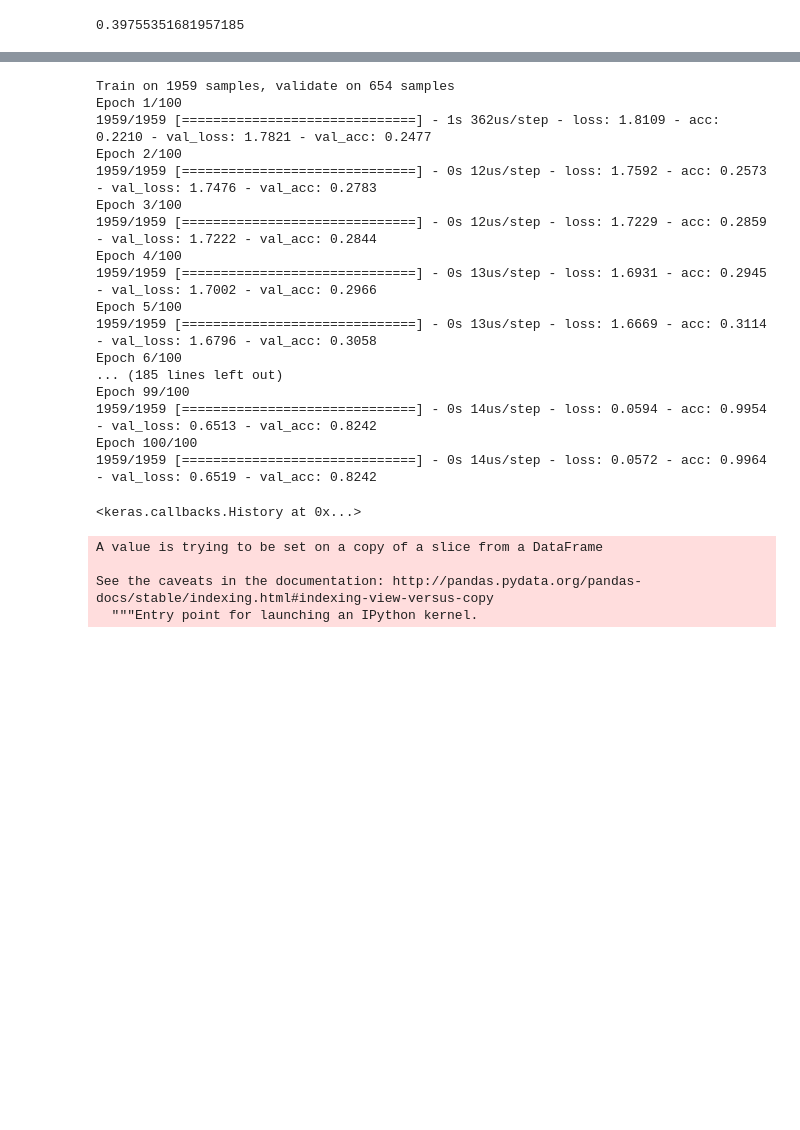
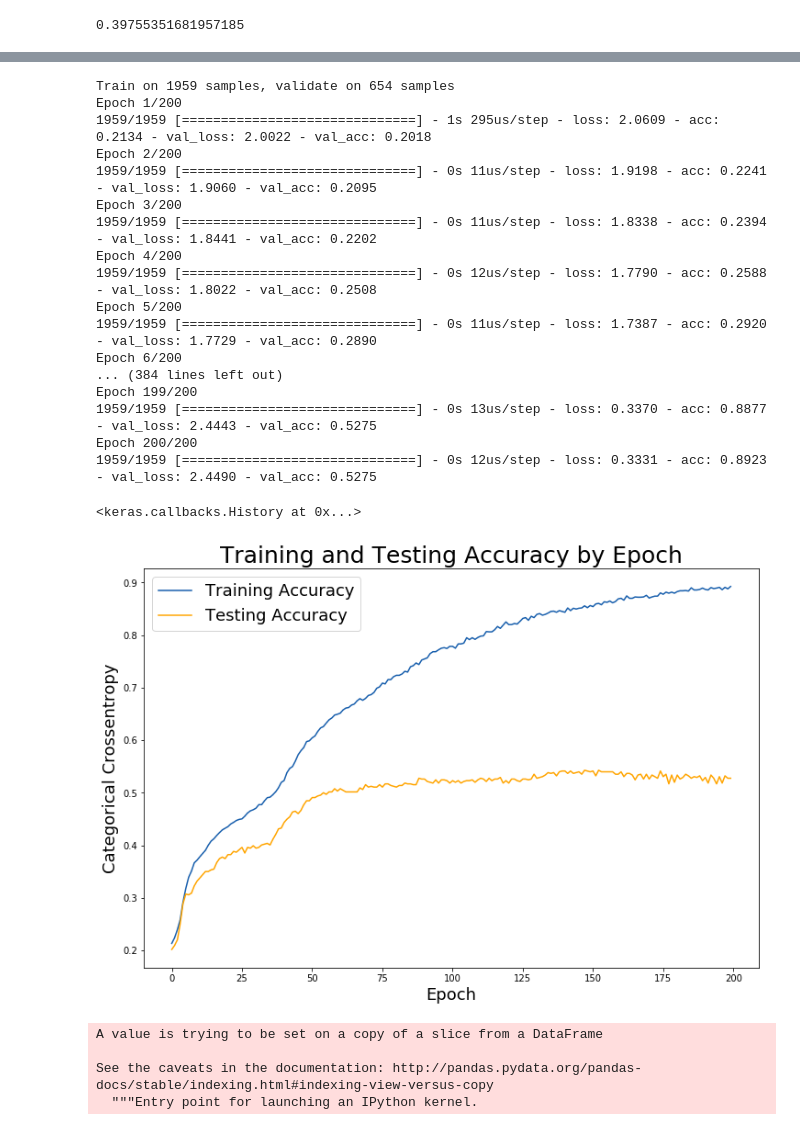
Before and after one commit to micahluedtke/linguistic_biodiversity, a Jupyter notebook: 01_code/Languages.ipynb, the cells around one changed output, grey strips where cells are left out. Saved outputs shown, nothing was run; the diff lists cells and outputs as text; code cells hidden in the pictures; blank space fills up the shorter version.

```diff
--- a/01_code/Languages.ipynb
+++ b/01_code/Languages.ipynb
@@ -22,3 +20,3 @@ unesco = pd.read_csv('../language_data/unesco_atlas_languages_limited_dataset.cs
 # %%
-wals = pd.read_csv('../language_data/wals_full_language.csv')
+wals = pd.read_csv('../02_data/04_language_data/wals_full_language.csv')
 # %%
@@ -492,5 +533,5 @@ wals_quick = wals.dropna()
 # %%
-X = wals_quick.iloc[:,10:]
+X = wals_quick.iloc[:,10:202]
 y = wals_quick['macroarea_numeric']
 y2 = wals_quick['countrycodes_numeric']
 y3 = pd.get_dummies(wals_quick['countrycodes_numeric'])
@@ -560,19 +611,19 @@ model = Sequential()
 
 model.add(Dense(32,
                 activation='relu',
-                input_shape=(194,),
+                input_shape=(192,),
                )
          )
 
 model.add(Dense(16,
                 activation='relu',
-                input_shape=(194,),
+                input_shape=(192,),
                )
          )
 
 model.add(Dense(8,
                 activation='relu',
-                input_shape=(194,),
+                input_shape=(192,),
                )
          )
 
@@ -587,29 +638,49 @@ model.compile(loss='categorical_crossentropy',
              )
 
 model.fit(X4_train_sc, y4_train,
-          epochs=100,
+          epochs=200,
           batch_size=512,
           validation_data=(X4_test_sc, y4_test)
          )
 # %% [output]
 Train on 1959 samples, validate on 654 samples
-Epoch 1/100
-1959/1959 [==============================] - 1s 362us/step - loss: 1.8109 - acc: 0.2210 - val_loss: 1.7821 - val_acc: 0.2477
-Epoch 2/100
-1959/1959 [==============================] - 0s 12us/step - loss: 1.7592 - acc: 0.2573 - val_loss: 1.7476 - val_acc: 0.2783
-Epoch 3/100
-1959/1959 [==============================] - 0s 12us/step - loss: 1.7229 - acc: 0.2859 - val_loss: 1.7222 - val_acc: 0.2844
-Epoch 4/100
-1959/1959 [==============================] - 0s 13us/step - loss: 1.6931 - acc: 0.2945 - val_loss: 1.7002 - val_acc: 0.2966
-Epoch 5/100
-1959/1959 [==============================] - 0s 13us/step - loss: 1.6669 - acc: 0.3114 - val_loss: 1.6796 - val_acc: 0.3058
-Epoch 6/100
-... (185 lines left out)
-Epoch 99/100
-1959/1959 [==============================] - 0s 14us/step - loss: 0.0594 - acc: 0.9954 - val_loss: 0.6513 - val_acc: 0.8242
-Epoch 100/100
-1959/1959 [==============================] - 0s 14us/step - loss: 0.0572 - acc: 0.9964 - val_loss: 0.6519 - val_acc: 0.8242
+Epoch 1/200
+1959/1959 [==============================] - 1s 295us/step - loss: 2.0609 - acc: 0.2134 - val_loss: 2.0022 - val_acc: 0.2018
+Epoch 2/200
+1959/1959 [==============================] - 0s 11us/step - loss: 1.9198 - acc: 0.2241 - val_loss: 1.9060 - val_acc: 0.2095
+Epoch 3/200
+1959/1959 [==============================] - 0s 11us/step - loss: 1.8338 - acc: 0.2394 - val_loss: 1.8441 - val_acc: 0.2202
+Epoch 4/200
+1959/1959 [==============================] - 0s 12us/step - loss: 1.7790 - acc: 0.2588 - val_loss: 1.8022 - val_acc: 0.2508
+Epoch 5/200
+1959/1959 [==============================] - 0s 11us/step - loss: 1.7387 - acc: 0.2920 - val_loss: 1.7729 - val_acc: 0.2890
+Epoch 6/200
+... (384 lines left out)
+Epoch 199/200
+1959/1959 [==============================] - 0s 13us/step - loss: 0.3370 - acc: 0.8877 - val_loss: 2.4443 - val_acc: 0.5275
+Epoch 200/200
+1959/1959 [==============================] - 0s 12us/step - loss: 0.3331 - acc: 0.8923 - val_loss: 2.4490 - val_acc: 0.5275
 <keras.callbacks.History at 0x...>
+# %%
+# Check out our train loss and test loss over epochs.
+train_loss = model.history.history['acc']
+test_loss = model.history.history['val_acc']
+
+# Set figure size.
+plt.figure(figsize=(12, 8))
+
+# Generate line plot of training, testing loss over epochs.
+plt.plot(train_loss, label='Training Accuracy', color='#185fad')
+plt.plot(test_loss, label='Testing Accuracy', color='orange')
+
+# Set title
+plt.title('Training and Testing Accuracy by Epoch', fontsize = 25)
+plt.xlabel('Epoch', fontsize = 18)
+plt.ylabel('Categorical Crossentropy', fontsize = 18)
+
+plt.legend(fontsize = 18);
+# %% [output]
+[figure, added]
 # %%
 linguistic_index_2009 = pd.read_clipboard(names=['number','country','diversity_index_2009'])
 # %%
```
Also changed, not shown: parts of 16 cells of this notebook, 4 other files.
